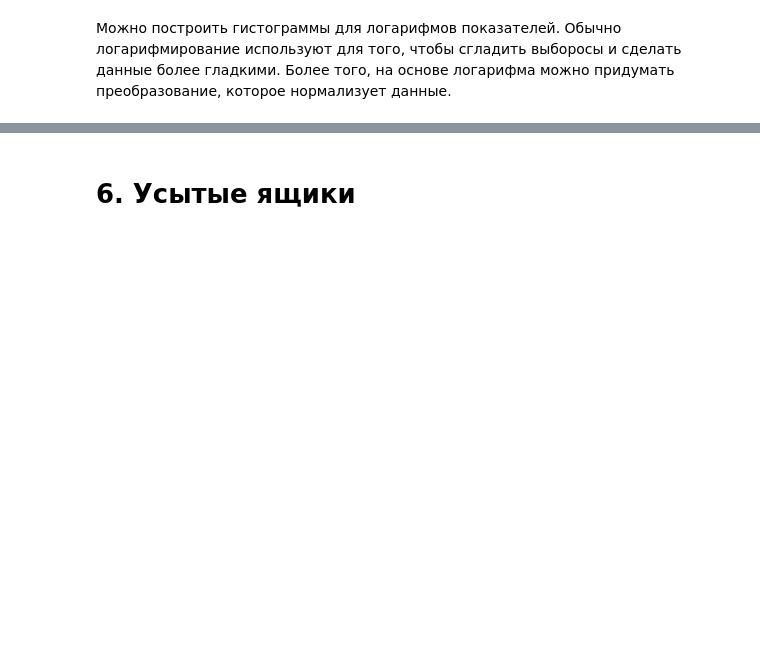
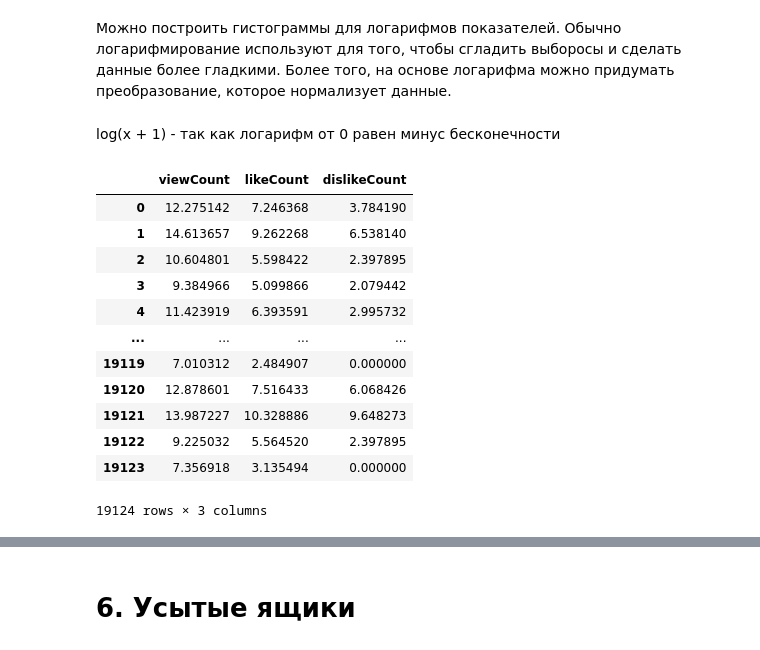
Before and after one commit to freefly-girl/test-for-vscode, a Jupyter notebook: week1/09_python_simple_visual_and_statistics.ipynb, the cells around one changed output, grey strips where cells are left out. Drawn from its saved outputs; the diff is of its cells as text; code cells hidden in the pictures; blank space fills up the shorter version.

```diff
--- a/week1/09_python_simple_visual_and_statistics.ipynb
+++ b/week1/09_python_simple_visual_and_statistics.ipynb
@@ -224,3 +476,21 @@ df[columns].hist(figsize=(20, 8),log=True);
 # %% [markdown]
 Можно построить гистограммы для логарифмов показателей. Обычно логарифмирование используют для того, чтобы сгладить выборосы и сделать данные более гладкими. Более того, на основе логарифма можно придумать преобразование, которое нормализует данные.
+# %% [markdown]
+log(x + 1) - так как логарифм от 0 равен минус бесконечности
+# %%
+df[columns].apply(lambda x: np.log(x + 1))
+# %% [output]
+|  | viewCount | likeCount | dislikeCount |
+| 0 | 12.275142 | 7.246368 | 3.784190 |
+| 1 | 14.613657 | 9.262268 | 6.538140 |
+| 2 | 10.604801 | 5.598422 | 2.397895 |
+| 3 | 9.384966 | 5.099866 | 2.079442 |
+| 4 | 11.423919 | 6.393591 | 2.995732 |
+| ... | ... | ... | ... |
+| 19119 | 7.010312 | 2.484907 | 0.000000 |
+| 19120 | 12.878601 | 7.516433 | 6.068426 |
+| 19121 | 13.987227 | 10.328886 | 9.648273 |
+| 19122 | 9.225032 | 5.564520 | 2.397895 |
+| 19123 | 7.356918 | 3.135494 | 0.000000 |
+19124 rows × 3 columns
 # %%
```
Also changed, not shown: parts of 47 cells of this notebook.
